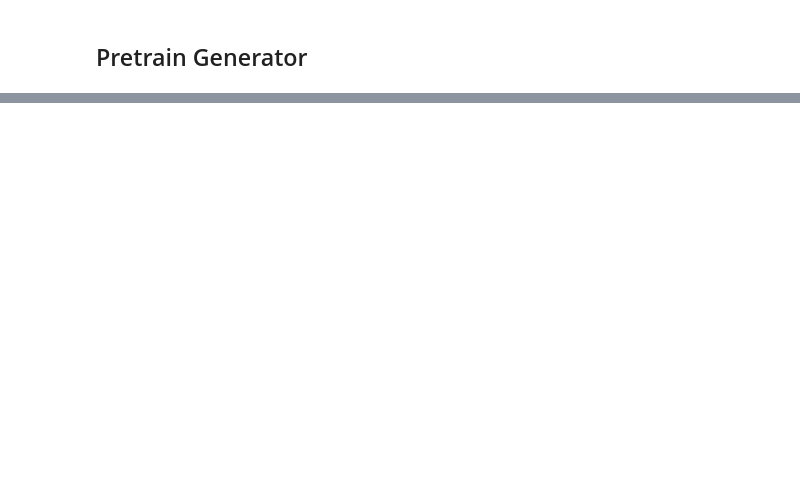
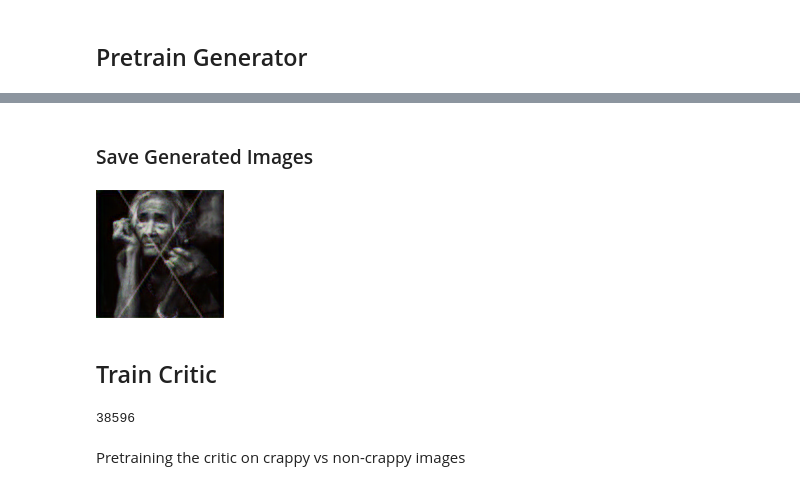
Before and after one commit to waydegg/dl_projects, a Jupyter notebook: GAN Project.ipynb, the cells around one changed output, grey strips where cells are left out. Cells and saved outputs as stored; diff of their text form; code cells hidden in the pictures; blank space fills up the shorter version.

```diff
--- a/GAN Project.ipynb
+++ b/GAN Project.ipynb
@@ -235,0 +233,2 @@ learn_gen.show_results(rows=4)
+# %% [markdown]
+### Save Generated Images
@@ -235,0 +237,3 @@ learn_gen.show_results(rows=4)
+# %%
+name_gen = 'image_gen'
+GEN = PATH/name_gen
@@ -235,0 +244,13 @@ learn_gen.show_results(rows=4)
+# %%
+PIL.Image.open(GEN.ls()[0])
+# %% [output]
+[figure, added]
+# %% [markdown]
+## Train Critic
+# %%
+learn_gen = None
+gc.collect()
+# %% [output]
+38596
+# %% [markdown]
+Pretraining the critic on crappy vs non-crappy images
```
Also changed, not shown: parts of 51 cells of this notebook, 1 other file.
